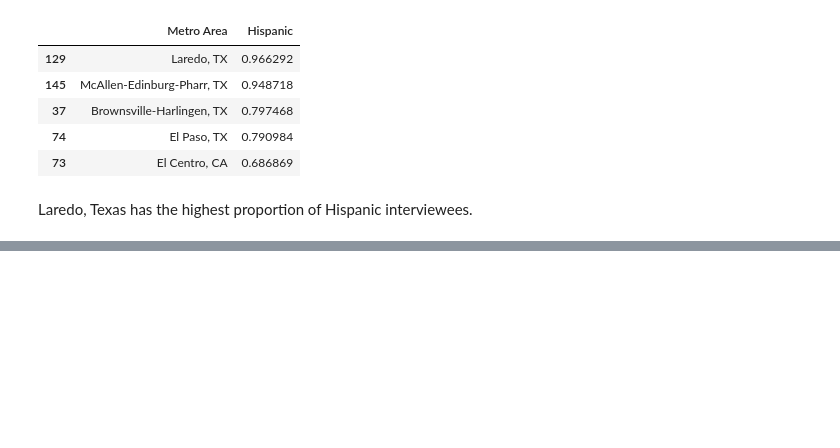
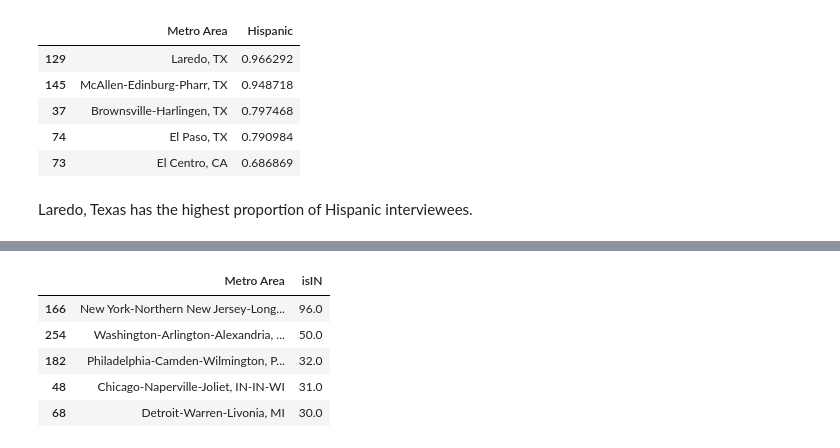
Before and after one commit to atheesh1998/Analytics-Edge, a Jupyter notebook: 1. EDA/4. Demographics & Employment in the US.ipynb, the cells around one changed output, grey strips where cells are left out. Cells and saved outputs as stored; diff of their text form; code cells hidden in the pictures; blank space fills up the shorter version.

```diff
--- a/1. EDA/4. Demographics & Employment in the US.ipynb
+++ b/1. EDA/4. Demographics & Employment in the US.ipynb
@@ -286,0 +337,12 @@ Laredo, Texas has the highest proportion of Hispanic interviewees.
+# %%
+cps.loc[cps['Country'] == 'India', 'isIN'] = 1
+cps.loc[cps['Country'] != 'India', 'isIN'] = 0
+i = cps.groupby(['Metro Area'])['isIN'].sum().reset_index()
+i.sort_values('isIN', ascending = False).head()
+# %% [output]
+|  | Metro Area | isIN |
+| 166 | New York-Northern New Jersey-Long... | 96.0 |
+| 254 | Washington-Arlington-Alexandria, ... | 50.0 |
+| 182 | Philadelphia-Camden-Wilmington, P... | 32.0 |
+| 48 | Chicago-Naperville-Joliet, IN-IN-WI | 31.0 |
+| 68 | Detroit-Warren-Livonia, MI | 30.0 |
```
Also changed, not shown: parts of 6 cells of this notebook.
